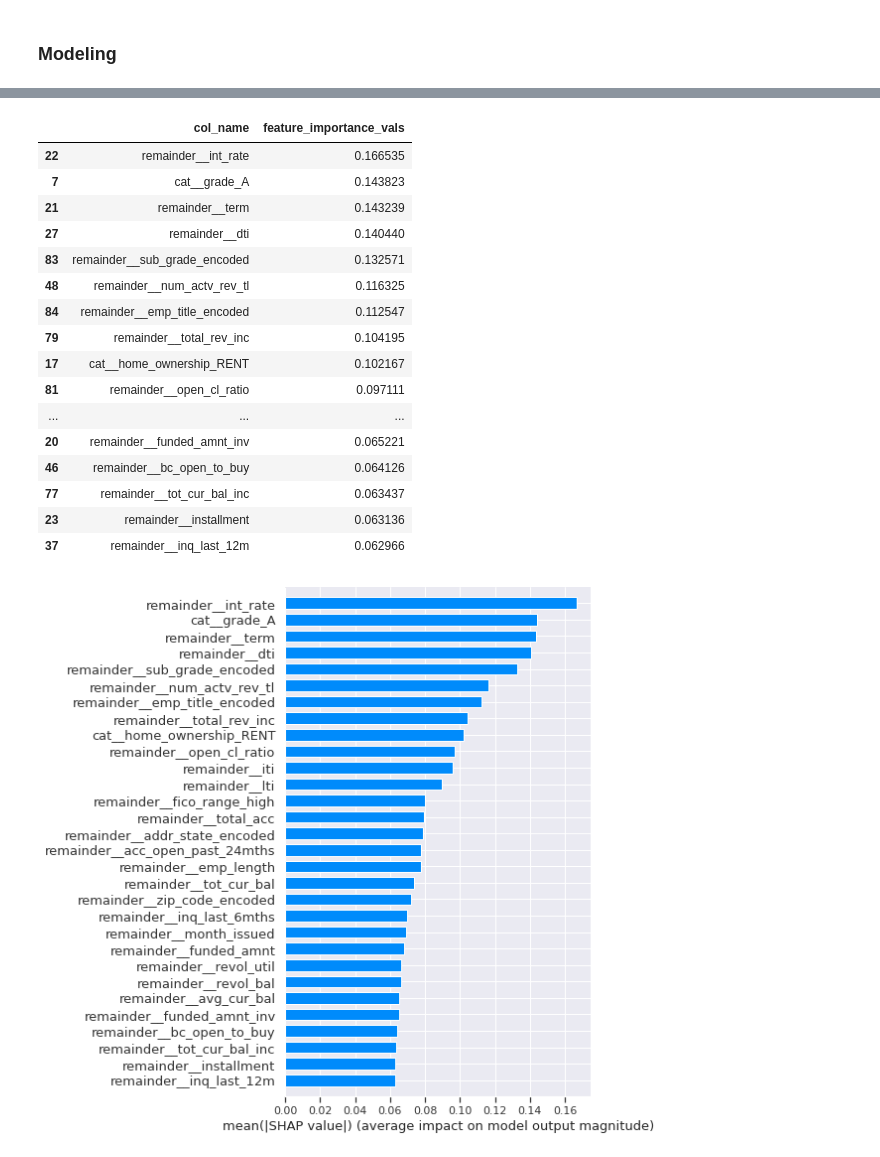
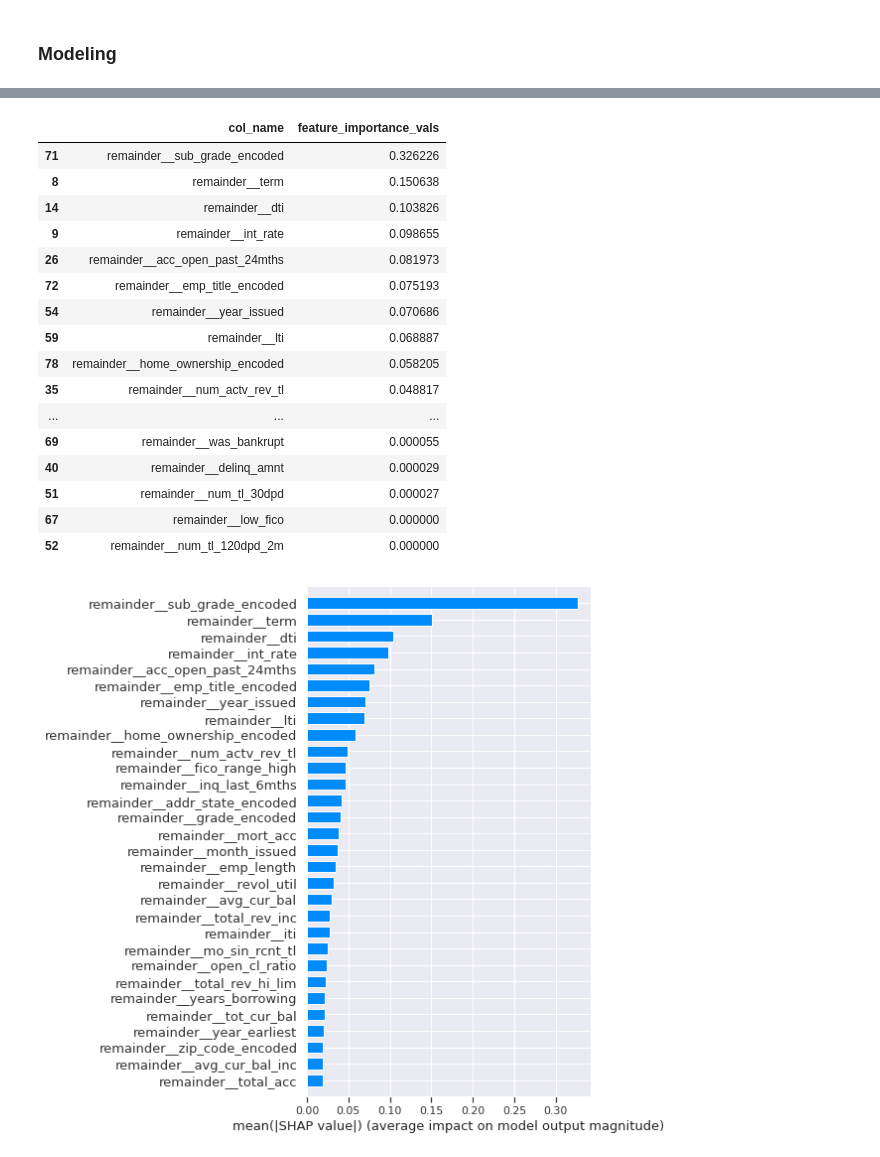
Before and after one commit to MykolaPinchuk/KaggleProjects, a Jupyter notebook: kp102-lc-loaddef.ipynb, the cells around one changed output, grey strips where cells are left out. Cells and saved outputs as stored; diff of their text form; code cells hidden in the pictures.

```diff
--- a/kp102-lc-loaddef.ipynb
+++ b/kp102-lc-loaddef.ipynb
@@ -169,6 +170,11 @@ display(f_desc.loc[f_desc.colname=='open_acc','desc'], f_desc.loc[f_desc.colname
 Name: desc, dtype: object
 99    The total number of credit lines currently in ...
 Name: desc, dtype: object
+# %%
+# remove some very rarae loan types:
+
+df = df[~df.purpose.isin(['educational', 'renewable_energy', 'wedding'])]
+df.purpose = df.purpose.cat.remove_categories(['educational', 'renewable_energy', 'wedding'])
 # %%
 # clean time features
 
@@ -360,6 +366,6 @@ df.target.mean()
 # %%
-cat_features_te = ['sub_grade', 'emp_title', 'purpose', 'title', 'zip_code', 'addr_state']
-cat_features_ohe = ['verification_status', 'initial_list_status', 'application_type', 'grade', 'home_ownership']
+cat_features_te = ['sub_grade', 'emp_title', 'purpose', 'title', 'zip_code', 'addr_state', 'grade', 'home_ownership']
+cat_features_ohe = ['verification_status', 'initial_list_status', 'application_type']
 # %%
 df.application_type.value_counts()
 # %% [output]
@@ -616,6 +640,10 @@ time1 = time.time()
 encoder = CrossFoldEncoder(MEstimateEncoder, m=10)
 train_encoded = encoder.fit_transform(train, train.target, cols=cat_features_te)
 test_encoded = encoder.transform(test)
+
+freq_enc = (train.groupby('title').size()) / len(train)
+train['title_fencoded'] = train['title'].apply(lambda x : freq_enc[x])
+test['title_fencoded'] = test['title'].apply(lambda x : freq_enc[x])
 
 train.drop(columns=cat_features_te, inplace=True)
 test.drop(columns=cat_features_te,  inplace=True)
@@ -663,7 +691,7 @@ display(X_test.head())
 ### Do OHE for some features ###
 
 feature_transformer = ColumnTransformer([
-    ("cat", OneHotEncoder(sparse = False, handle_unknown="ignore"), cat_features_ohe)], remainder="passthrough")
+    ("cat", OneHotEncoder(sparse = False, handle_unknown="ignore", drop='if_binary'), cat_features_ohe)], remainder="passthrough")
 
 print('Number of features before transaformation: ', X_train.shape)
 X_train = pd.DataFrame(feature_transformer.fit_transform(X_train), columns=feature_transformer.get_feature_names_out())
@@ -920,36 +955,36 @@ display(fi[:30])
 # %%
 # template here: https://www.kaggle.com/code/kaanboke/catboost-lightgbm-xgboost-explained-by-shap/notebook
 explainerxgbc = shap.TreeExplainer(optuna_xgb)
 shap_values_XGBoost_test = explainerxgbc.shap_values(X_test)
 shap_values_XGBoost_train = explainerxgbc.shap_values(X_train)
 
 vals = np.abs(shap_values_XGBoost_test).mean(0)
 feature_names = X_test.columns
 feature_importance = pd.DataFrame(list(zip(feature_names, vals)),
                                  columns=['col_name','feature_importance_vals'])
 feature_importance.sort_values(by=['feature_importance_vals'],
                               ascending=False, inplace=True)
-display(feature_importance[:30])
+display(feature_importance)
 
 shap.summary_plot(shap_values_XGBoost_test, X_test, plot_type="bar", plot_size=(8,8), max_display=30)
 
 shap.summary_plot(shap_values_XGBoost_train, X_train,plot_type="dot", plot_size=(8,8), max_display=20)
 # %% [output]
 |  | col_name | feature_importance_vals |
-| 22 | remainder__int_rate | 0.166535 |
-| 7 | cat__grade_A | 0.143823 |
-| 21 | remainder__term | 0.143239 |
-| 27 | remainder__dti | 0.140440 |
-| 83 | remainder__sub_grade_encoded | 0.132571 |
-| 48 | remainder__num_actv_rev_tl | 0.116325 |
-| 84 | remainder__emp_title_encoded | 0.112547 |
-| 79 | remainder__total_rev_inc | 0.104195 |
-| 17 | cat__home_ownership_RENT | 0.102167 |
-| 81 | remainder__open_cl_ratio | 0.097111 |
+| 71 | remainder__sub_grade_encoded | 0.326226 |
+| 8 | remainder__term | 0.150638 |
+| 14 | remainder__dti | 0.103826 |
+| 9 | remainder__int_rate | 0.098655 |
+| 26 | remainder__acc_open_past_24mths | 0.081973 |
+| 72 | remainder__emp_title_encoded | 0.075193 |
+| 54 | remainder__year_issued | 0.070686 |
+| 59 | remainder__lti | 0.068887 |
+| 78 | remainder__home_ownership_encoded | 0.058205 |
+| 35 | remainder__num_actv_rev_tl | 0.048817 |
 | ... | ... | ... |
-| 20 | remainder__funded_amnt_inv | 0.065221 |
-| 46 | remainder__bc_open_to_buy | 0.064126 |
-| 77 | remainder__tot_cur_bal_inc | 0.063437 |
-| 23 | remainder__installment | 0.063136 |
-| 37 | remainder__inq_last_12m | 0.062966 |
+| 69 | remainder__was_bankrupt | 0.000055 |
+| 40 | remainder__delinq_amnt | 0.000029 |
+| 51 | remainder__num_tl_30dpd | 0.000027 |
+| 67 | remainder__low_fico | 0.000000 |
+| 52 | remainder__num_tl_120dpd_2m | 0.000000 |
-[figure, old version]
+[figure, new version]
```
Also changed, not shown: parts of 37 cells of this notebook.
